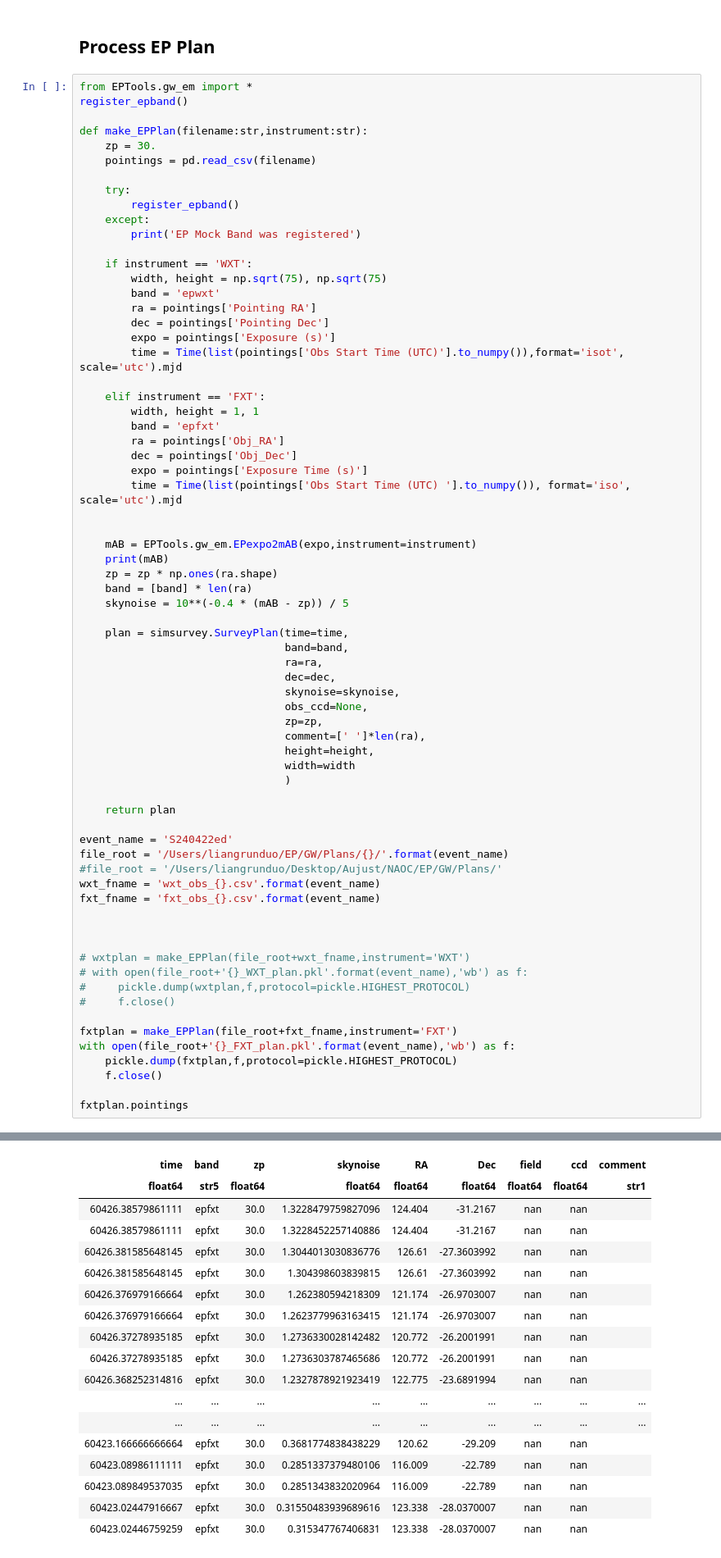
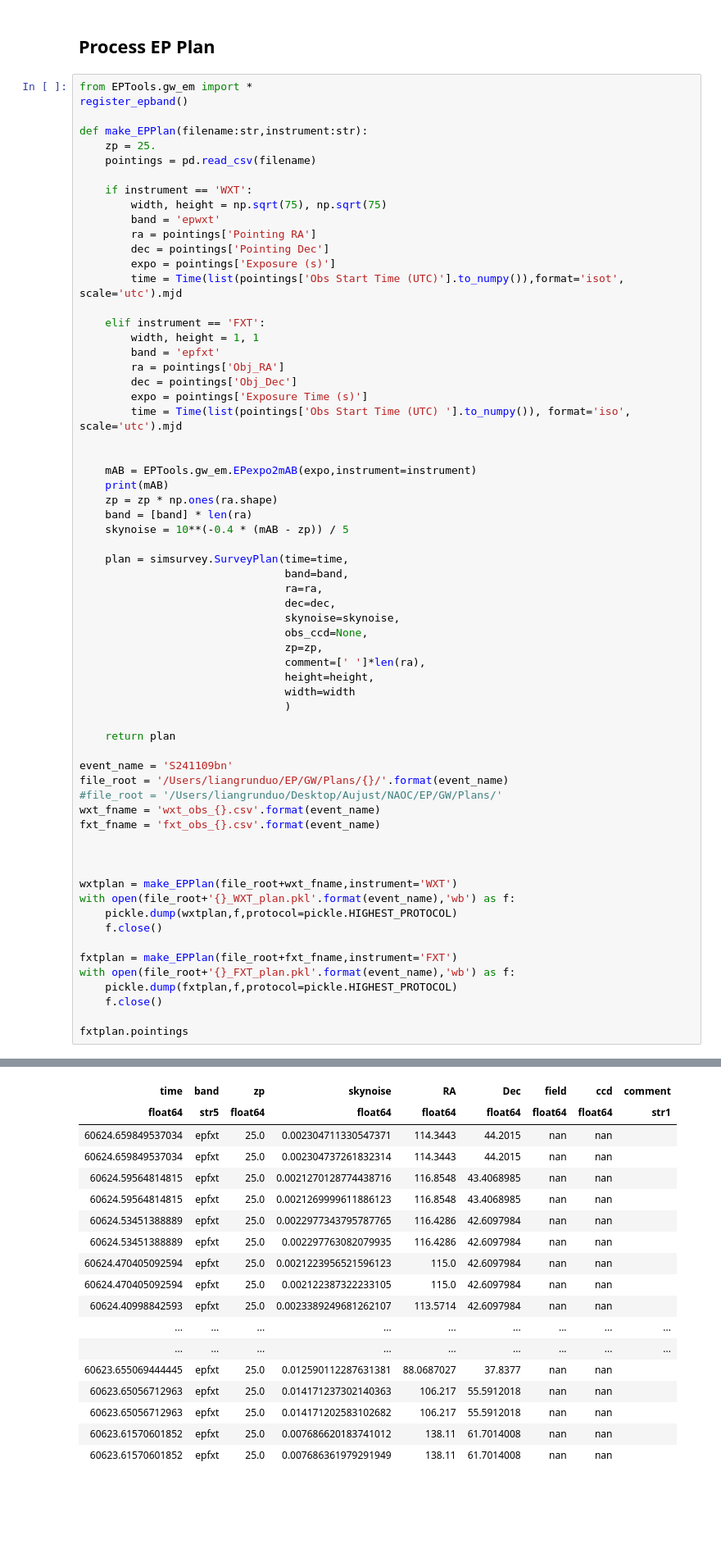
Before and after one commit to LAujust/EPTools, a Jupyter notebook: GW_O4.ipynb, the cells around one changed output, grey strips where cells are left out. Shown at 82% size. Drawn from its saved outputs; the diff is of its cells as text; blank space fills up the shorter version.

```diff
--- a/GW_O4.ipynb
+++ b/GW_O4.ipynb
@@ -149,13 +149,8 @@ from EPTools.gw_em import *
 register_epband()
 
 def make_EPPlan(filename:str,instrument:str):
-    zp = 30.
+    zp = 25.
     pointings = pd.read_csv(filename)
-
-    try:
-        register_epband()
-    except:
-        print('EP Mock Band was registered')
 
     if instrument == 'WXT':
         width, height = np.sqrt(75), np.sqrt(75)
@@ -194,7 +189,7 @@ def make_EPPlan(filename:str,instrument:str):
 
     return plan
 
-event_name = 'S240422ed'
+event_name = 'S241109bn'
 file_root = '/Users/liangrunduo/EP/GW/Plans/{}/'.format(event_name)
 #file_root = '/Users/liangrunduo/Desktop/Aujust/NAOC/EP/GW/Plans/'
 wxt_fname = 'wxt_obs_{}.csv'.format(event_name)
@@ -202,10 +197,10 @@ fxt_fname = 'fxt_obs_{}.csv'.format(event_name)
 
 
 
-# wxtplan = make_EPPlan(file_root+wxt_fname,instrument='WXT')
-# with open(file_root+'{}_WXT_plan.pkl'.format(event_name),'wb') as f:
-#     pickle.dump(wxtplan,f,protocol=pickle.HIGHEST_PROTOCOL)
-#     f.close()
+wxtplan = make_EPPlan(file_root+wxt_fname,instrument='WXT')
+with open(file_root+'{}_WXT_plan.pkl'.format(event_name),'wb') as f:
+    pickle.dump(wxtplan,f,protocol=pickle.HIGHEST_PROTOCOL)
+    f.close()
 
 fxtplan = make_EPPlan(file_root+fxt_fname,instrument='FXT')
 with open(file_root+'{}_FXT_plan.pkl'.format(event_name),'wb') as f:
@@ -230,21 +230,21 @@ Table length=428
 | time | band | zp | skynoise | RA | Dec | field | ccd | comment |
 | float64 | str5 | float64 | float64 | float64 | float64 | float64 | float64 | str1 |
-| 60426.38579861111 | epfxt | 30.0 | 1.3228479759827096 | 124.404 | -31.2167 | nan | nan |  |
-| 60426.38579861111 | epfxt | 30.0 | 1.3228452257140886 | 124.404 | -31.2167 | nan | nan |  |
-| 60426.381585648145 | epfxt | 30.0 | 1.3044013030836776 | 126.61 | -27.3603992 | nan | nan |  |
-| 60426.381585648145 | epfxt | 30.0 | 1.304398603839815 | 126.61 | -27.3603992 | nan | nan |  |
-| 60426.376979166664 | epfxt | 30.0 | 1.262380594218309 | 121.174 | -26.9703007 | nan | nan |  |
-| 60426.376979166664 | epfxt | 30.0 | 1.2623779963163415 | 121.174 | -26.9703007 | nan | nan |  |
-| 60426.37278935185 | epfxt | 30.0 | 1.2736330028142482 | 120.772 | -26.2001991 | nan | nan |  |
-| 60426.37278935185 | epfxt | 30.0 | 1.2736303787465686 | 120.772 | -26.2001991 | nan | nan |  |
-| 60426.368252314816 | epfxt | 30.0 | 1.2327878921923419 | 122.775 | -23.6891994 | nan | nan |  |
+| 60624.659849537034 | epfxt | 25.0 | 0.002304711330547371 | 114.3443 | 44.2015 | nan | nan |  |
+| 60624.659849537034 | epfxt | 25.0 | 0.002304737261832314 | 114.3443 | 44.2015 | nan | nan |  |
+| 60624.59564814815 | epfxt | 25.0 | 0.0021270128774438716 | 116.8548 | 43.4068985 | nan | nan |  |
+| 60624.59564814815 | epfxt | 25.0 | 0.0021269999611886123 | 116.8548 | 43.4068985 | nan | nan |  |
+| 60624.53451388889 | epfxt | 25.0 | 0.0022977343795787765 | 116.4286 | 42.6097984 | nan | nan |  |
+| 60624.53451388889 | epfxt | 25.0 | 0.002297763082079935 | 116.4286 | 42.6097984 | nan | nan |  |
+| 60624.470405092594 | epfxt | 25.0 | 0.0021223956521596123 | 115.0 | 42.6097984 | nan | nan |  |
+| 60624.470405092594 | epfxt | 25.0 | 0.002122387322233105 | 115.0 | 42.6097984 | nan | nan |  |
+| 60624.40998842593 | epfxt | 25.0 | 0.0023389249681262107 | 113.5714 | 42.6097984 | nan | nan |  |
 | ... | ... | ... | ... | ... | ... | ... | ... | ... |
 | ... | ... | ... | ... | ... | ... | ... | ... | ... |
-| 60423.166666666664 | epfxt | 30.0 | 0.3681774838438229 | 120.62 | -29.209 | nan | nan |  |
-| 60423.08986111111 | epfxt | 30.0 | 0.2851337379480106 | 116.009 | -22.789 | nan | nan |  |
-| 60423.089849537035 | epfxt | 30.0 | 0.2851343832020964 | 116.009 | -22.789 | nan | nan |  |
-| 60423.02447916667 | epfxt | 30.0 | 0.31550483939689616 | 123.338 | -28.0370007 | nan | nan |  |
-| 60423.02446759259 | epfxt | 30.0 | 0.315347767406831 | 123.338 | -28.0370007 | nan | nan |  |
+| 60623.655069444445 | epfxt | 25.0 | 0.012590112287631381 | 88.0687027 | 37.8377 | nan | nan |  |
+| 60623.65056712963 | epfxt | 25.0 | 0.014171237302140363 | 106.217 | 55.5912018 | nan | nan |  |
+| 60623.65056712963 | epfxt | 25.0 | 0.014171202583102682 | 106.217 | 55.5912018 | nan | nan |  |
+| 60623.61570601852 | epfxt | 25.0 | 0.007686620183741012 | 138.11 | 61.7014008 | nan | nan |  |
+| 60623.61570601852 | epfxt | 25.0 | 0.007686361979291949 | 138.11 | 61.7014008 | nan | nan |  |
 # %%
 'Plot skymap and EP footprint'
 
```
Also changed, not shown: parts of 4 cells of this notebook.
